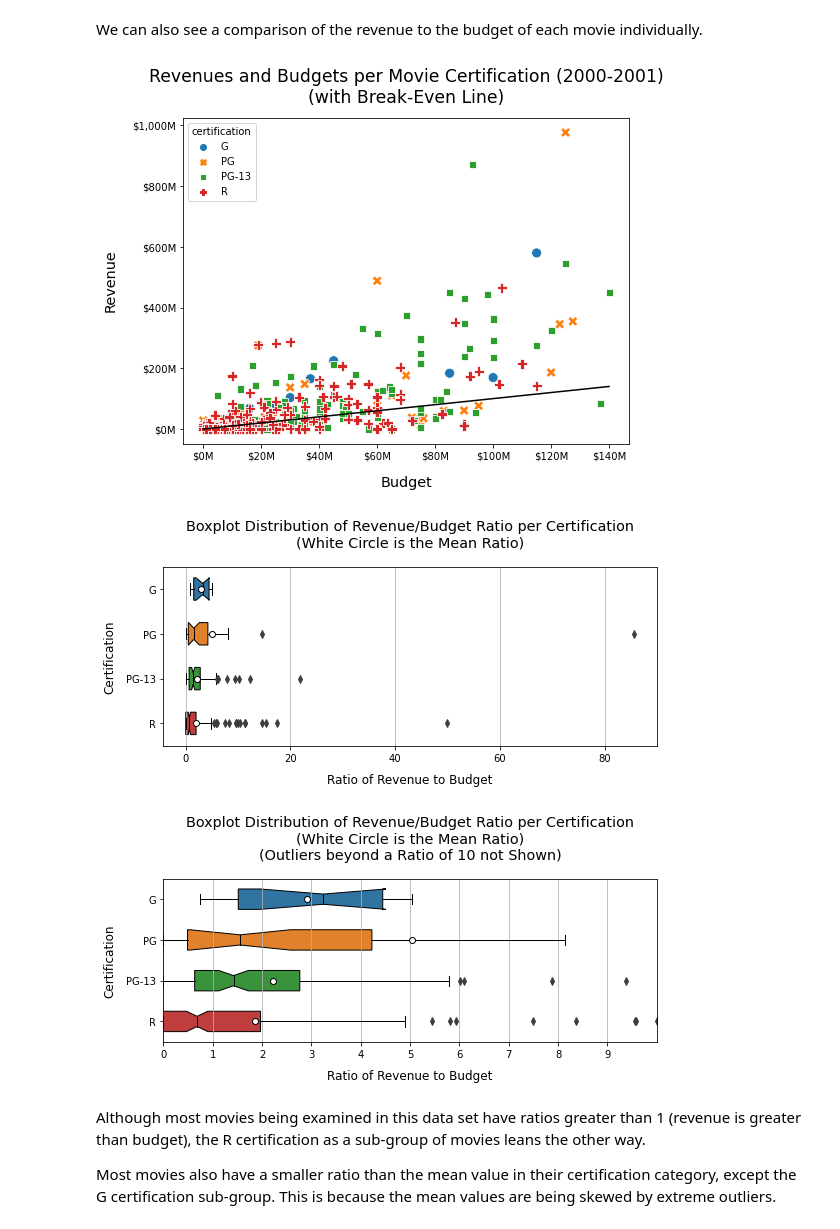
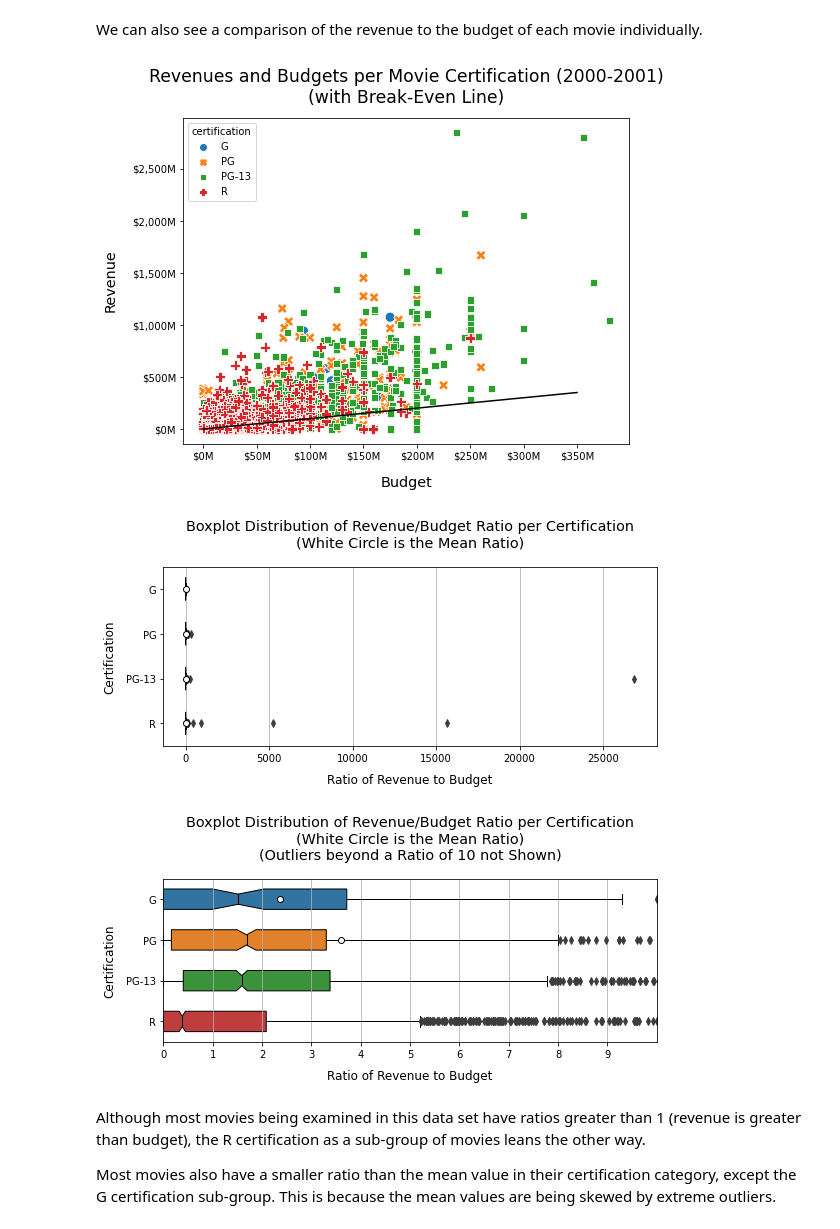
Before and after one commit to bngrossmann/analysis-of-successful-movies, a Jupyter notebook: Notebook-3.ipynb, the cells around one changed output. Drawn from its saved outputs; the diff is of its cells as text; code cells hidden in the pictures.

```diff
--- a/Notebook-3.ipynb
+++ b/Notebook-3.ipynb
@@ -12,5 +12,10 @@ import matplotlib.pyplot as plt
 import seaborn as sns
 # %%
 # open saved csv.gz files of from tmdb data
-df_2000 = pd.read_csv('Data/tmdb_data_2000.csv.gz', low_memory = False)
-df_2001 = pd.read_csv('Data/tmdb_data_2001.csv.gz', low_memory = False)
+df_years = {}
+
+for year in range(2000,2022):
+    df_years[year] = pd.read_csv(f'Data/tmdb_data_{str(year)}.csv.gz', low_memory = False)
+
+for year, dataframe in df_years.items():
+    print(f"df_years[{year}] has shape {dataframe.shape}.")
@@ -17,2 +40,8 @@ df_2001 = pd.read_csv('Data/tmdb_data_2001.csv.gz', low_memory = False)
 # %%
-df = pd.concat([df_2000,df_2001], ignore_index=True)
+# create empty dataframe for all years together
+df = pd.DataFrame()
+
+# concatentate each year to the  dataframe
+for year, dataframe in df_years.items():
+    df = pd.concat([df, dataframe], ignore_index=True)
+    print(f"df has shape: {df.shape}")
@@ -111,0 +172,3 @@ certification_means
+# %%
+df['certification'] = df['certification'].str.strip()
+df['certification'].unique()
@@ -112,3 +198,8 @@ certification_means
 # %% [markdown]
 Since we are only interested in G/PG/PG-13/R, the other ratings can be dropped.
+# %%
+df = df.loc[ (df['certification']=='G') |
+       (df['certification']=='PG') |
+       (df['certification']=='PG-13') |
+       (df['certification']=='R')]
 # %%
@@ -219,29 +295,29 @@ We can also see a comparison of the revenue to the budget of each movie individu
 # %%
 plt.figure(figsize=(8,6))
 certification_filter = (df['certification']=='G')|(
     df['certification']=='PG')|(
     df['certification']=='PG-13')|(
     df['certification']=='R')
 
 axe = sns.scatterplot(data = df[certification_filter].sort_values(by='certification'),
                       x = 'budget',
                       y = 'revenue',
                       hue='certification',
                       style='certification',
                       s=100)
 axe.set_xlabel('Budget', labelpad=15, fontsize='x-large')
 axe.set_ylabel('Revenue', labelpad=15, fontsize='x-large')
-axe.plot([0,140000000],[0,140000000],color='black')
+axe.plot([0,350000000],[0,350000000],color='black')
 # axe.plot([0,140000000],[0,280000000])
 # axe.plot([0,140000000],[0,420000000])
 # axe.plot([0,140000000],[0,590000000])
 axe.xaxis.set_major_formatter(mdollar_formatter)
 axe.yaxis.set_major_formatter(mdollar_formatter)
 axe.set_title('Revenues and Budgets per Movie Certification (2000-2001)\n(with Break-Even Line)', fontsize='xx-large',pad=15)
 # axe.set(xscale='log',yscale='log')
 plt.show()
 # %% [output]
-[figure, old version]
+[figure, new version]
 # %%
 df['r_to_b_ratio']=df['revenue']/df['budget']
 # %%
@@ -291,8 +367,8 @@ axe.xaxis.grid(True);
 # axe.set(xscale='log')
 plt.show()
 # %% [output]
-[figure, old version]
+[figure, new version]
-[figure, old version]
+[figure, new version]
 # %% [markdown]
 Although most movies being examined in this data set have ratios greater than 1 (revenue is greater than budget), the R certification as a sub-group of movies leans the other way.
 
```
Also changed, not shown: parts of 18 cells of this notebook, 5 other files.
